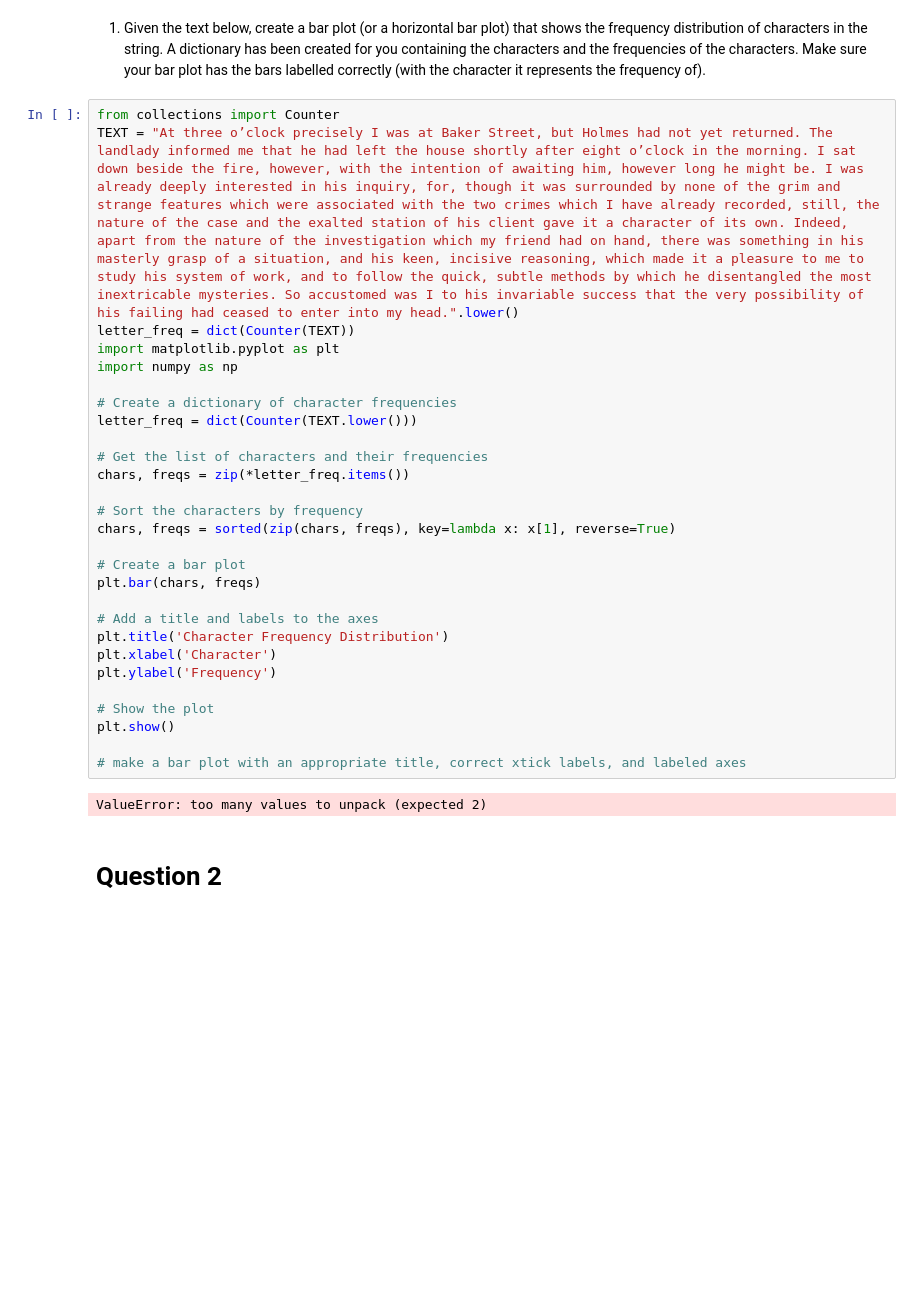
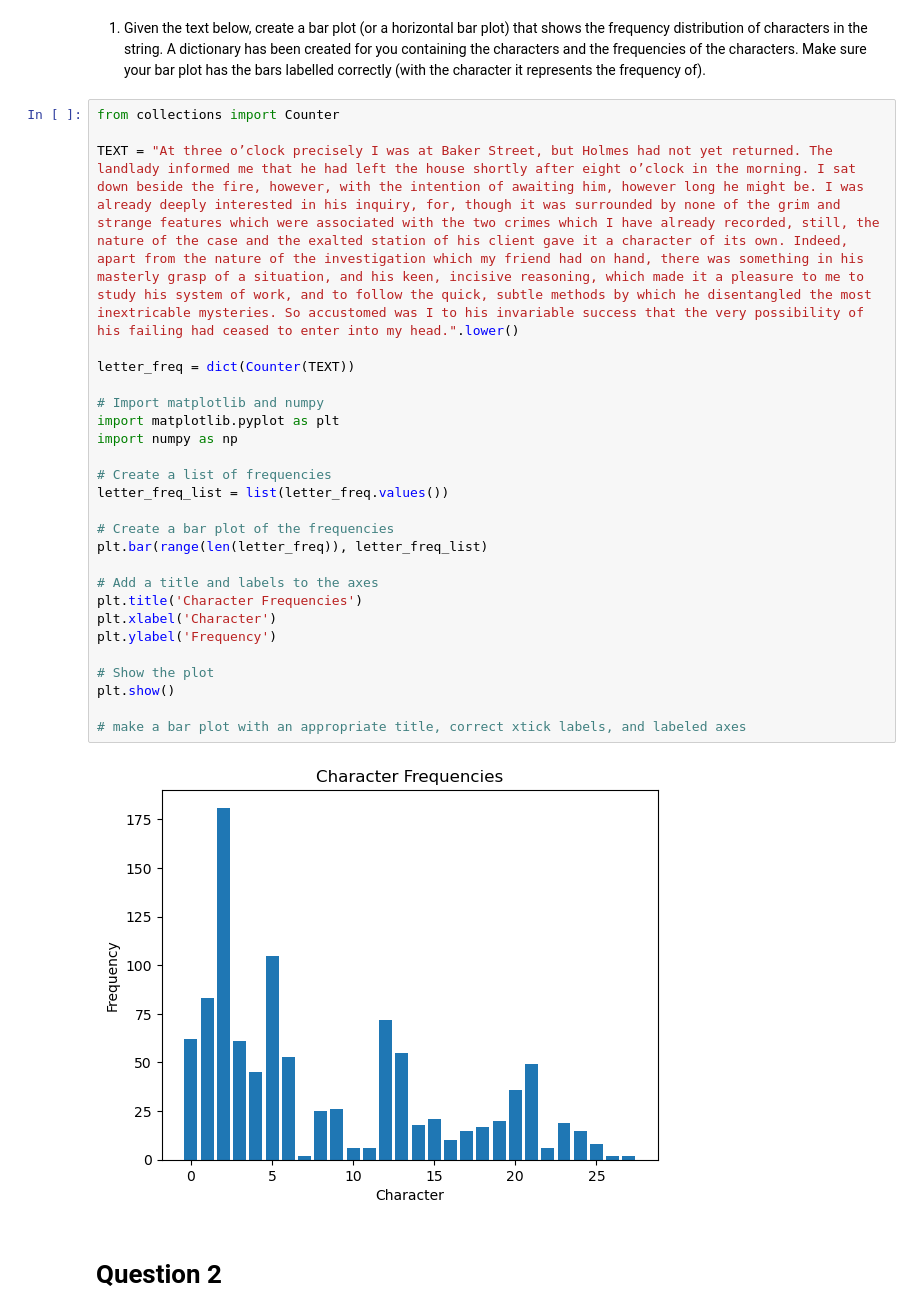
Before and after one commit to Tezzyray/materials-pyplot, a Jupyter notebook: pyplot.ipynb, the cells around one changed output. Drawn from its saved outputs; the diff is of its cells as text; blank space fills up the shorter version.

```diff
--- a/pyplot.ipynb
+++ b/pyplot.ipynb
@@ -22,34 +23,32 @@ A dictionary has been created for you containing the characters and the frequenc
 Make sure your bar plot has the bars labelled correctly (with the character it represents the frequency of).
 # %%
 from collections import Counter
+
 TEXT = "At three o’clock precisely I was at Baker Street, but Holmes had not yet returned. The landlady informed me that he had left the house shortly after eight o’clock in the morning. I sat down beside the fire, however, with the intention of awaiting him, however long he might be. I was already deeply interested in his inquiry, for, though it was surrounded by none of the grim and strange features which were associated with the two crimes which I have already recorded, still, the nature of the case and the exalted station of his client gave it a character of its own. Indeed, apart from the nature of the investigation which my friend had on hand, there was something in his masterly grasp of a situation, and his keen, incisive reasoning, which made it a pleasure to me to study his system of work, and to follow the quick, subtle methods by which he disentangled the most inextricable mysteries. So accustomed was I to his invariable success that the very possibility of his failing had ceased to enter into my head.".lower()
+
 letter_freq = dict(Counter(TEXT))
+
+# Import matplotlib and numpy
 import matplotlib.pyplot as plt
 import numpy as np
 
-# Create a dictionary of character frequencies
-letter_freq = dict(Counter(TEXT.lower()))
+# Create a list of frequencies
+letter_freq_list = list(letter_freq.values())
 
-# Get the list of characters and their frequencies
-chars, freqs = zip(*letter_freq.items())
-
-# Sort the characters by frequency
-chars, freqs = sorted(zip(chars, freqs), key=lambda x: x[1], reverse=True)
-
-# Create a bar plot
-plt.bar(chars, freqs)
+# Create a bar plot of the frequencies
+plt.bar(range(len(letter_freq)), letter_freq_list)
 
 # Add a title and labels to the axes
-plt.title('Character Frequency Distribution')
+plt.title('Character Frequencies')
 plt.xlabel('Character')
 plt.ylabel('Frequency')
 
 # Show the plot
 plt.show()
 
 # make a bar plot with an appropriate title, correct xtick labels, and labeled axes
 # %% [output]
-ValueError: too many values to unpack (expected 2)
+[figure, added]
 # %% [markdown]
 # Question 2
 # %% [markdown]
```
Also changed, not shown: parts of 3 cells of this notebook.
